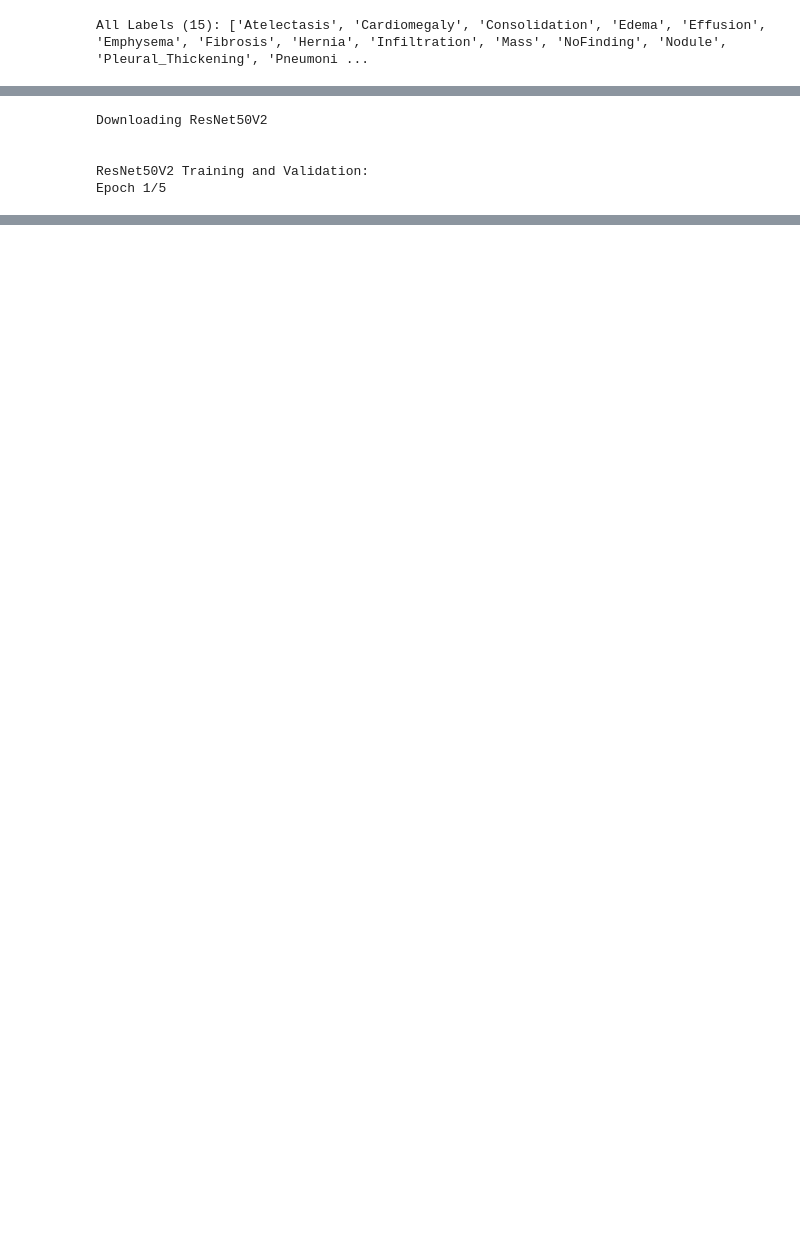
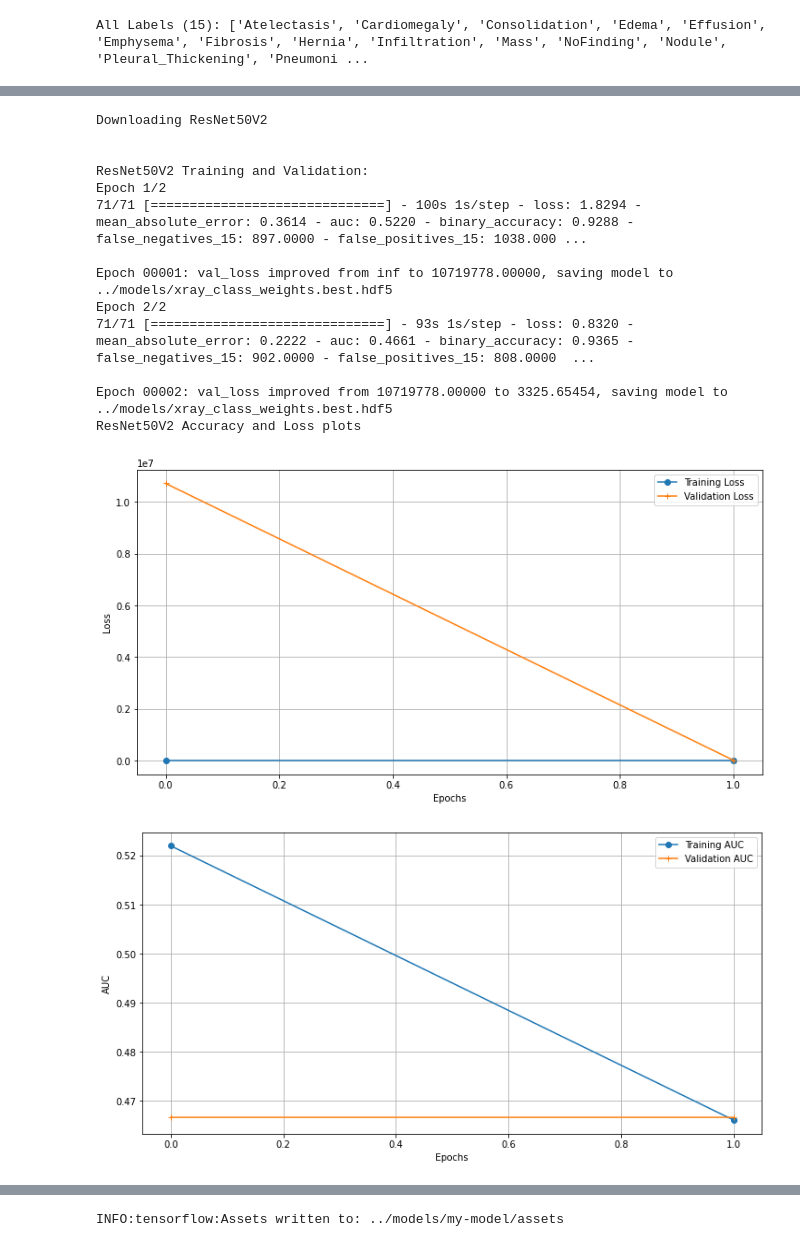
Before and after one commit to jayhombal/covid19-image-detection, a Jupyter notebook: notebooks/Covid19-MultiLabelClassificationWithTransferLearning.ipynb, the cells around one changed output, grey strips where cells are left out. Cells and saved outputs as stored; diff of their text form; code cells hidden in the pictures; blank space fills up the shorter version.

```diff
--- a/notebooks/Covid19-MultiLabelClassificationWithTransferLearning.ipynb
+++ b/notebooks/Covid19-MultiLabelClassificationWithTransferLearning.ipynb
@@ -37,7 +37,7 @@ SHUFFLE = True
 TARGET_WIDTH= 224
 TARGET_HEGIHT =224
 NUM_CLASSES = 15 # number of ClassesNUM
-NUM_EPOCHS = 5
+NUM_EPOCHS = 2
 #PRETRAINED_MODELS = ['ResNet50V2', 'MobileNetV2', 'VGG16', 'InceptionV3' ,'DenseNet121'] # pretrained modelspretrained_models = ['ResNet50V2', 'MobileNetV2', 'VGG16', 'InceptionV3'] # pretrained modelspr
 PRETRAINED_MODELS = ['ResNet50V2']
 log_folder = 'logs' # logs folder
@@ -341,11 +376,21 @@ def train_validate_classifier(model_name, train_generator, valid_generator, lear
 # %%
 pretrained_base_model = PRETRAINED_MODELS[0]
-learning_rate = 0.01
+learning_rate = 0.001
 fine_tune_at_layer = 178
 train_validate_classifier(pretrained_base_model,train_generator, valid_generator, learning_rate,fine_tune_at_layer)
 # %% [output]
 Downloading ResNet50V2
 
 
 ResNet50V2 Training and Validation:
-Epoch 1/5
+Epoch 1/2
+71/71 [==============================] - 100s 1s/step - loss: 1.8294 - mean_absolute_error: 0.3614 - auc: 0.5220 - binary_accuracy: 0.9288 - false_negatives_15: 897.0000 - false_positives_15: 1038.000 ...
+
+Epoch 00001: val_loss improved from inf to 10719778.00000, saving model to ../models/xray_class_weights.best.hdf5
+Epoch 2/2
+71/71 [==============================] - 93s 1s/step - loss: 0.8320 - mean_absolute_error: 0.2222 - auc: 0.4661 - binary_accuracy: 0.9365 - false_negatives_15: 902.0000 - false_positives_15: 808.0000  ...
+
+Epoch 00002: val_loss improved from 10719778.00000 to 3325.65454, saving model to ../models/xray_class_weights.best.hdf5
+ResNet50V2 Accuracy and Loss plots
+[figure, added]
+[figure, added]
@@ -355,0 +409 @@ ResourceExhaustedError: in user code:
+INFO:tensorflow:Assets written to: ../models/my-model/assets
```
Also changed, not shown: parts of 18 cells of this notebook, 5 other files.
